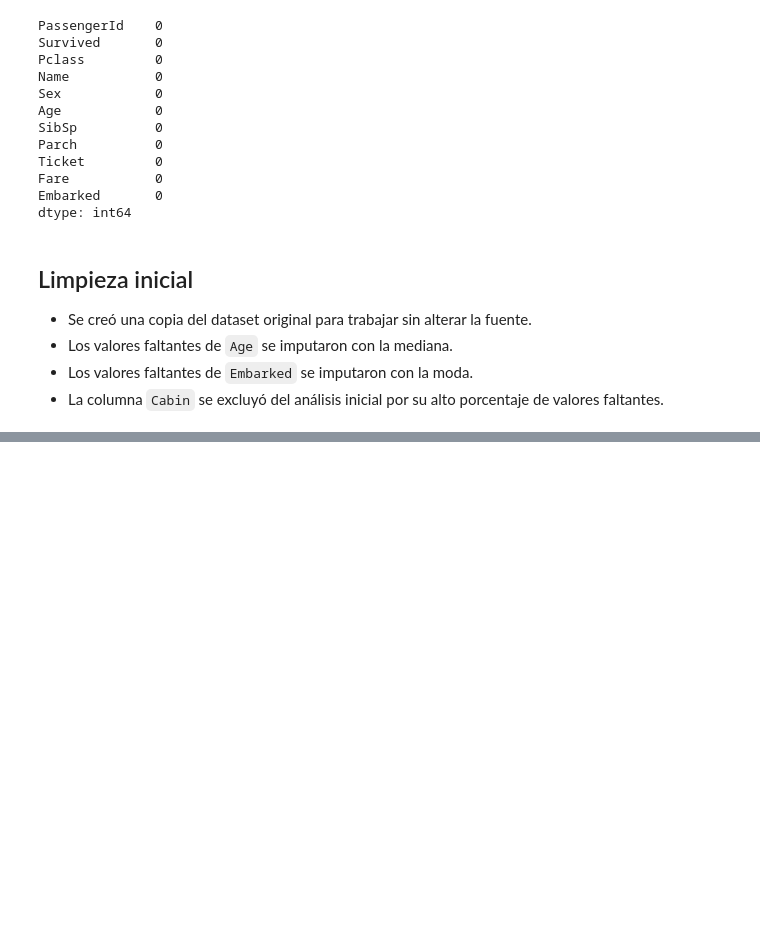
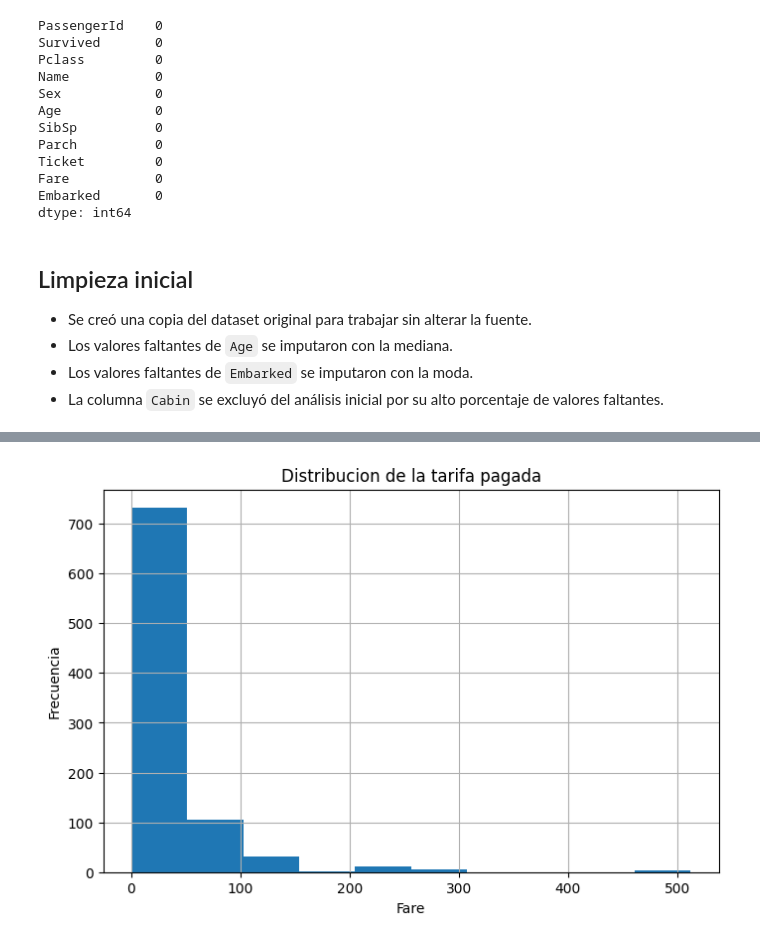
Before and after one commit to joseluisverag-hub/analisis-datos-ia, a Jupyter notebook: notebooks/01_exploracion.ipynb, the cells around one changed output, grey strips where cells are left out. Drawn from its saved outputs; the diff is of its cells as text; code cells hidden in the pictures; blank space fills up the shorter version.

```diff
--- a/notebooks/01_exploracion.ipynb
+++ b/notebooks/01_exploracion.ipynb
@@ -379,0 +464,8 @@ dtype: int64
+# %%
+df_model["Fare"].hist(figsize=(8,5))
+plt.title("Distribucion de la tarifa pagada")
+plt.xlabel("Fare")
+plt.ylabel("Frecuencia")
+plt.show()
+# %% [output]
+[figure, added]
```
Also changed, not shown: parts of 11 cells of this notebook.
